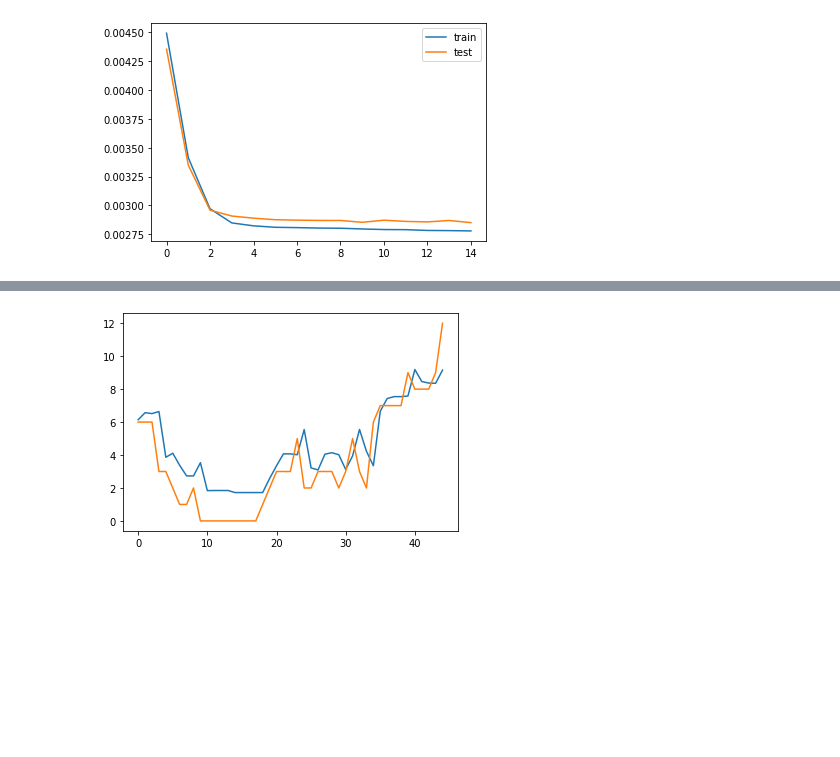
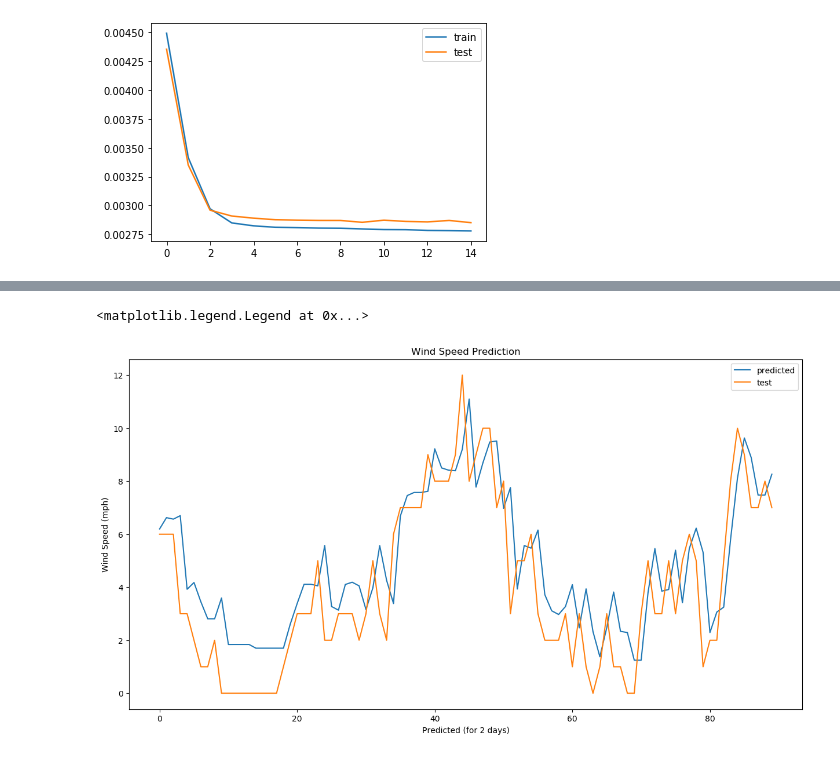
Before and after one commit to Pawan2804/SolarAndWind, a Jupyter notebook: windPredictor.ipynb, the cells around one changed output, grey strips where cells are left out. Drawn from its saved outputs; the diff is of its cells as text; code cells hidden in the pictures; blank space fills up the shorter version.

```diff
--- a/windPredictor.ipynb
+++ b/windPredictor.ipynb
@@ -157,6 +157,13 @@ array([6.142717 , 6.570161 , 6.5152383, 6.640224 , 3.862326 , 4.1085715,
-# %%
-pyplot.plot(inv_yhat[:45], label='predicted')
-pyplot.plot(inv_y[:45], label='test')
-pyplot.show()
-# %% [output]
-[figure, removed]
+# %%
+from  matplotlib import pyplot
+pyplot.figure(num=None, figsize=(15, 8), dpi=100, facecolor='w', edgecolor='k')
+pyplot.title("Wind Speed Prediction")
+pyplot.plot(inv_yhat[:90], label='predicted')
+pyplot.plot(inv_y[:90],label='test')
+pyplot.xlabel("Predicted (for 2 days)")
+pyplot.ylabel("Wind Speed (mph)")
+image = pyplot.gcf()
+pyplot.legend()
+# %% [output]
+<matplotlib.legend.Legend at 0x...>
+[figure, added]
```
Also changed, not shown: parts of 4 cells of this notebook, 3 other files.
